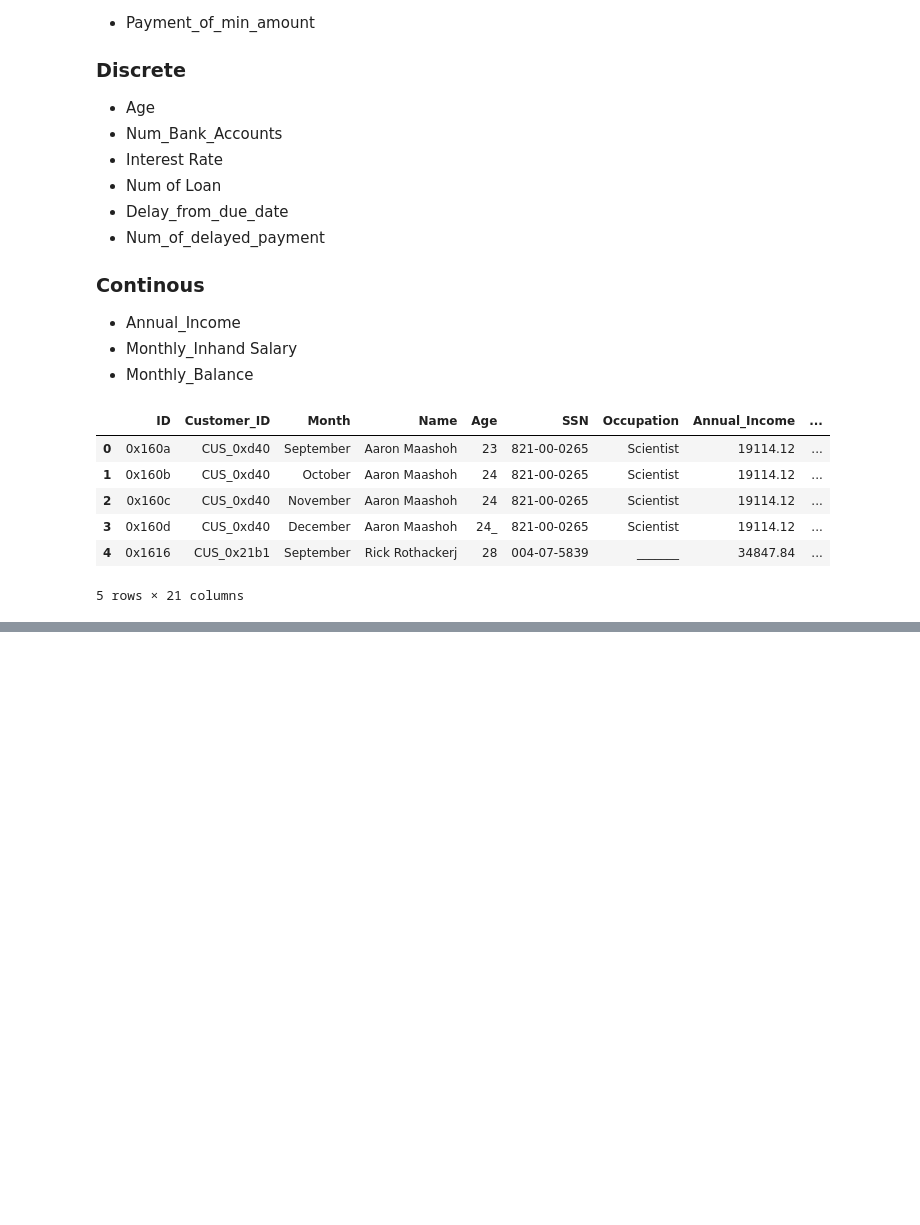
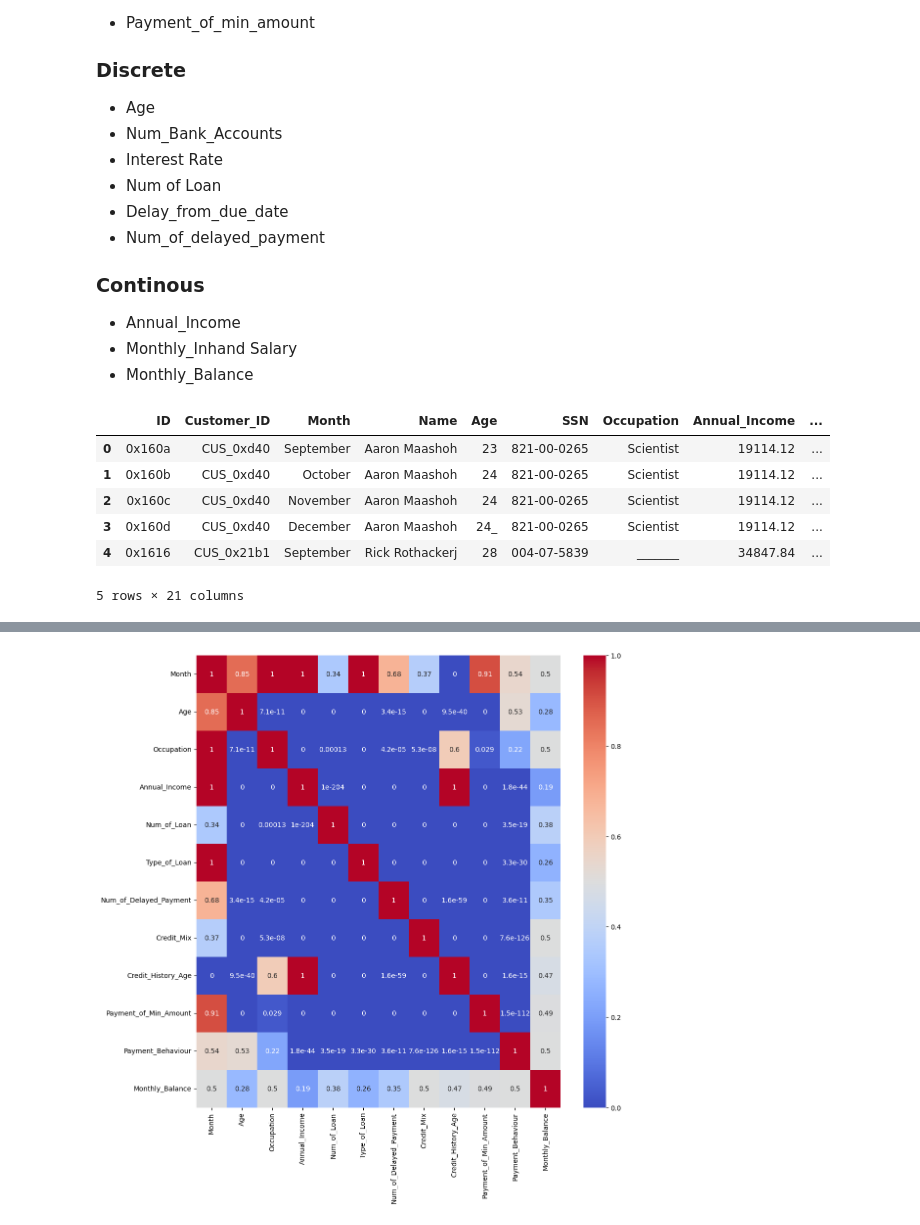
Before and after one commit to mau-JS/OracleML, a Jupyter notebook: CreditML.ipynb, the cells around one changed output, grey strips where cells are left out. Cells and saved outputs as stored; diff of their text form; code cells hidden in the pictures; blank space fills up the shorter version.

Commit message:
Including data basic exploration

```diff
--- a/CreditML.ipynb
+++ b/CreditML.ipynb
@@ -55,0 +70,32 @@ df.head()
+# %%
+# List of categorical columns to exclude
+exclude_cols = ['ID', 'Customer_ID', 'Name', 'SSN']
+
+# Get a list of all categorical columns in df
+categorical_cols = df.select_dtypes(include=['object']).columns.tolist()
+
+# Remove the excluded columns from your list
+categorical_cols = [col for col in categorical_cols if col not in exclude_cols]
+
+# Initialize a DataFrame to store the p-values
+p_values = pd.DataFrame(index=categorical_cols, columns=categorical_cols)
+
+# Loop over each pair of categorical columns and perform Chi-Square test
+for i in range(len(categorical_cols)):
+    for j in range(i+1, len(categorical_cols)):
+        contingency_table = pd.crosstab(df[categorical_cols[i]], df[categorical_cols[j]])
+        chi2, p, dof, expected = chi2_contingency(contingency_table)
+        # Store the p-value in the DataFrame
+        p_values.loc[categorical_cols[i], categorical_cols[j]] = p
+
+# Since the matrix is symmetric, copy the upper triangle values to the lower triangle
+p_values = p_values.combine_first(p_values.T)
+
+# Replace NaN values with 1 (since p-value for a variable with itself is 1)
+p_values.fillna(1, inplace=True)
+plt.figure(figsize=(12, 12))
+# Plot the heatmap using seaborn
+sns.heatmap(p_values.astype(float), cmap='coolwarm', annot=True)
+plt.show()
+# %% [output]
+[figure, added]
```
Also changed, not shown: parts of 5 cells of this notebook.
